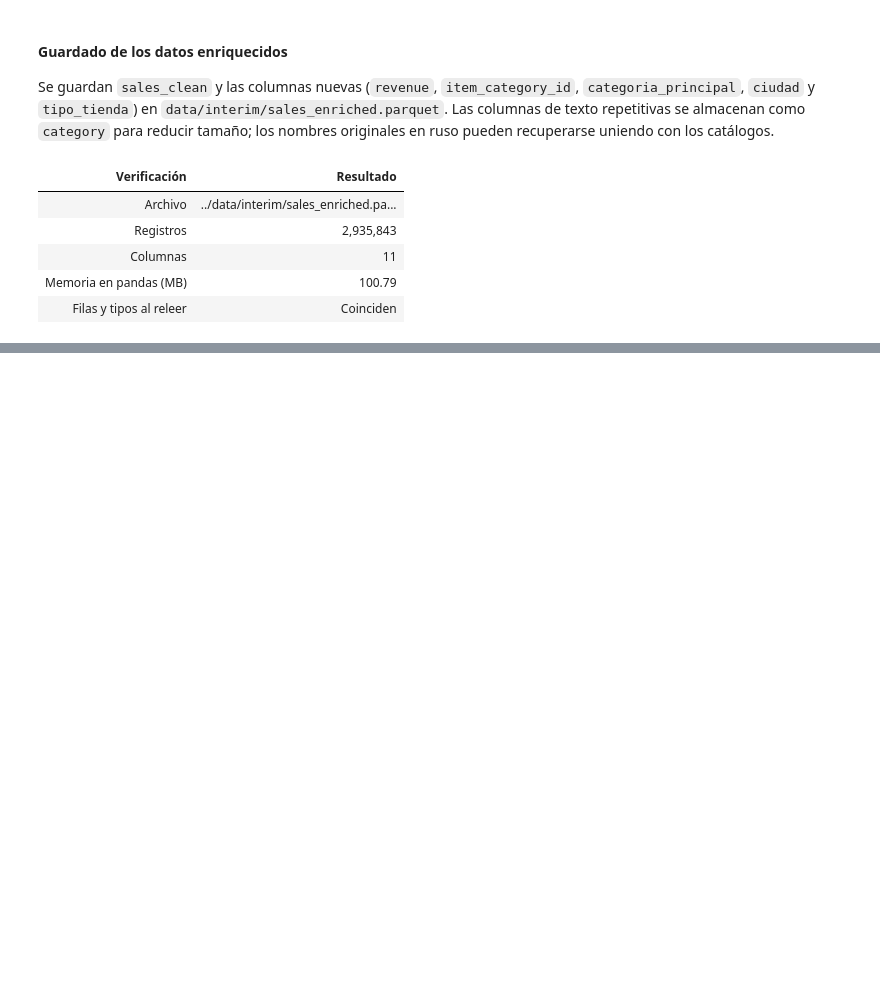
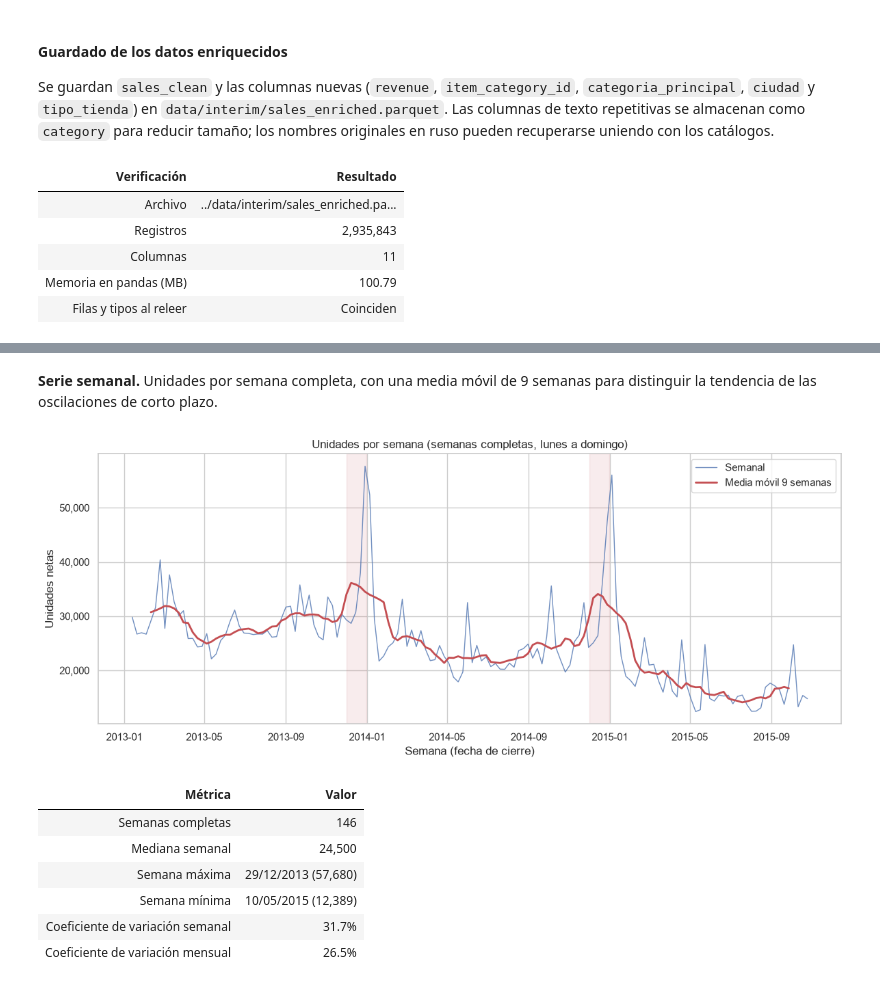
Before and after one commit to LuisCruz1996/predict_future_sales, a Jupyter notebook: notebooks/01_exploratory_data_analysis.ipynb, the cells around one changed output, grey strips where cells are left out. Drawn from its saved outputs; the diff is of its cells as text; code cells hidden in the pictures; blank space fills up the shorter version.

```diff
--- a/notebooks/01_exploratory_data_analysis.ipynb
+++ b/notebooks/01_exploratory_data_analysis.ipynb
@@ -1863,0 +1955,43 @@ style_table(
+# %% [markdown]
+**Serie semanal.** Unidades por semana completa, con una media móvil de 9 semanas para distinguir la
+tendencia de las oscilaciones de corto plazo.
+# %%
+weekly_rolling = weekly_ts["units"].rolling(9, center=True).mean()
+
+fig, ax = plt.subplots(figsize=(12, 5))
+ax.plot(weekly_ts.index, weekly_ts["units"], linewidth=1, alpha=0.8, label="Semanal")
+ax.plot(weekly_rolling.index, weekly_rolling, linewidth=2, color="C3", label="Media móvil 9 semanas")
+for month in december_months:
+    ax.axvspan(month, month + pd.offsets.MonthEnd(1), color="C3", alpha=0.1)
+ax.set_title("Unidades por semana (semanas completas, lunes a domingo)")
+ax.set_xlabel("Semana (fecha de cierre)")
+ax.set_ylabel("Unidades netas")
+ax.yaxis.set_major_formatter(mtick.StrMethodFormatter("{x:,.0f}"))
+ax.legend()
+plt.tight_layout()
+plt.show()
+
+weekly_summary = pd.DataFrame(
+    {
+        "Métrica": ["Semanas completas", "Mediana semanal", "Semana máxima", "Semana mínima",
+                    "Coeficiente de variación semanal", "Coeficiente de variación mensual"],
+        "Valor": [
+            f"{len(weekly_ts)}",
+            f"{weekly_ts['units'].median():,.0f}",
+            f"{weekly_ts['units'].idxmax():%d/%m/%Y} ({weekly_ts['units'].max():,})",
+            f"{weekly_ts['units'].idxmin():%d/%m/%Y} ({weekly_ts['units'].min():,})",
+            f"{weekly_ts['units'].std() / weekly_ts['units'].mean():.1%}",
+            f"{monthly_ts['units'].std() / monthly_ts['units'].mean():.1%}",
+        ],
+    }
+)
+style_table(weekly_summary)
+# %% [output]
+[figure, added]
+| Métrica | Valor |
+| Semanas completas | 146 |
+| Mediana semanal | 24,500 |
+| Semana máxima | 29/12/2013 (57,680) |
+| Semana mínima | 10/05/2015 (12,389) |
+| Coeficiente de variación semanal | 31.7% |
+| Coeficiente de variación mensual | 26.5% |
```
Also changed, not shown: parts of 37 cells of this notebook.
